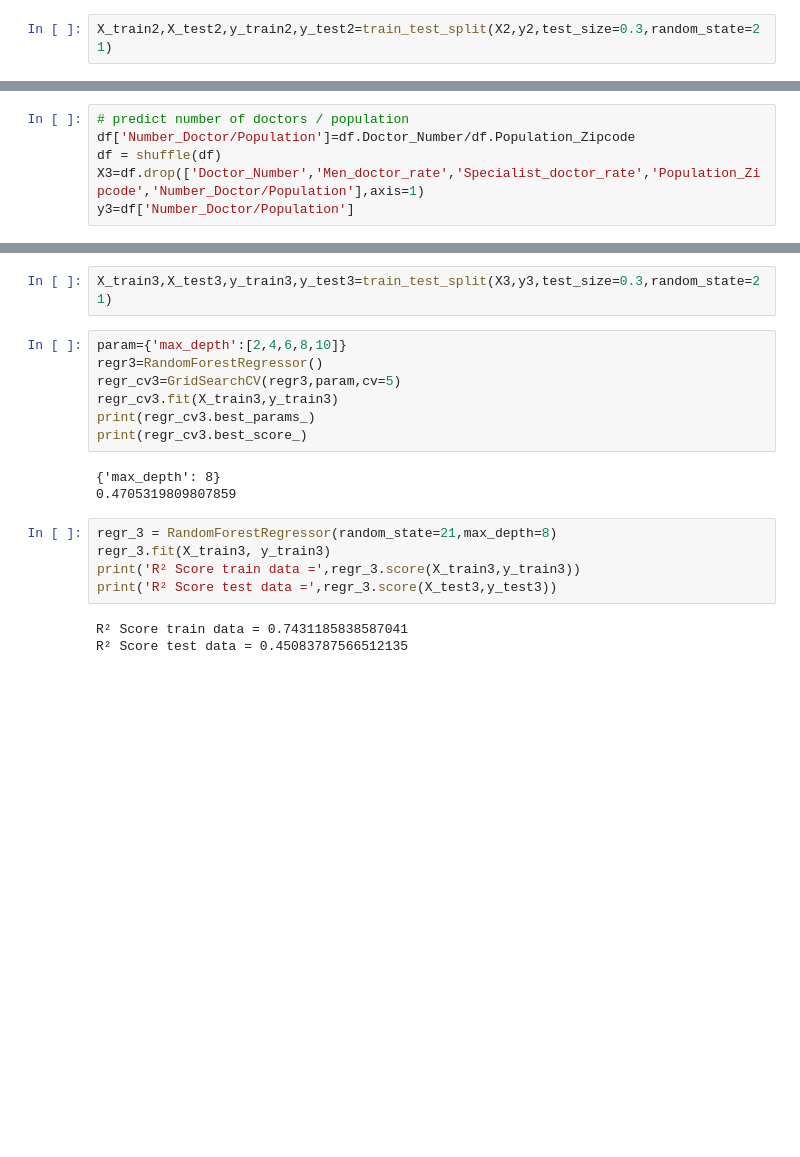
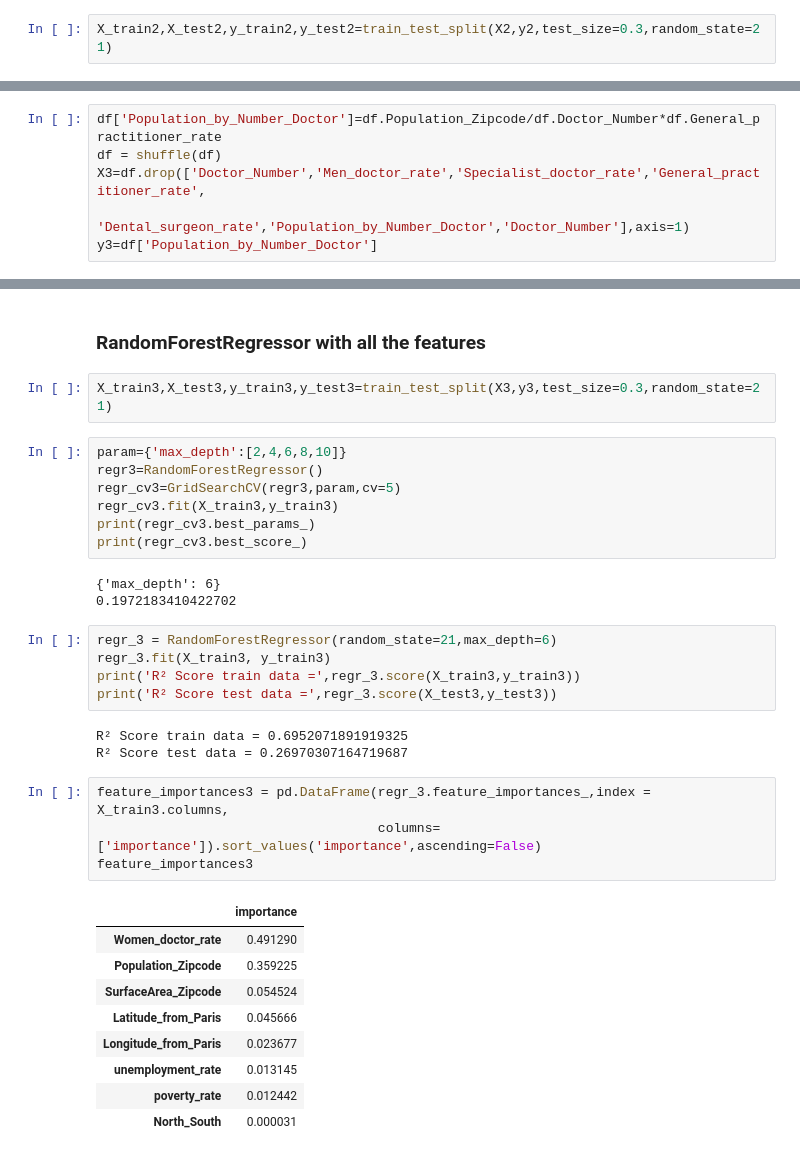
Before and after one commit to DianeDrl/Capstone-Project-1, a Jupyter notebook: Capstone Project 1.ipynb, the cells around one changed output, grey strips where cells are left out. Cells and saved outputs as stored; diff of their text form; blank space fills up the shorter version.

```diff
--- a/Capstone Project 1.ipynb
+++ b/Capstone Project 1.ipynb
@@ -1049,6 +1055,6 @@ feature_importances
 # %%
-# predict number of doctors / population
-df['Number_Doctor/Population']=df.Doctor_Number/df.Population_Zipcode
+df['Population_by_Number_Doctor']=df.Population_Zipcode/df.Doctor_Number*df.General_practitioner_rate
 df = shuffle(df)
-X3=df.drop(['Doctor_Number','Men_doctor_rate','Specialist_doctor_rate','Population_Zipcode','Number_Doctor/Population'],axis=1)
-y3=df['Number_Doctor/Population']
+X3=df.drop(['Doctor_Number','Men_doctor_rate','Specialist_doctor_rate','General_practitioner_rate',
+            'Dental_surgeon_rate','Population_by_Number_Doctor','Doctor_Number'],axis=1)
+y3=df['Population_by_Number_Doctor']
@@ -1060,3 +1084,5 @@ See the caveats in the documentation: http://pandas.pydata.org/pandas-docs/stabl
+# %% [markdown]
+### RandomForestRegressor with all the features
 # %%
 X_train3,X_test3,y_train3,y_test3=train_test_split(X3,y3,test_size=0.3,random_state=21)
 # %%
@@ -1067,13 +1093,27 @@ regr_cv3.fit(X_train3,y_train3)
 print(regr_cv3.best_params_)
 print(regr_cv3.best_score_)
 # %% [output]
-{'max_depth': 8}
-0.4705319809807859
+{'max_depth': 6}
+0.1972183410422702
 # %%
-regr_3 = RandomForestRegressor(random_state=21,max_depth=8)
+regr_3 = RandomForestRegressor(random_state=21,max_depth=6)
 regr_3.fit(X_train3, y_train3)
 print('R² Score train data =',regr_3.score(X_train3,y_train3))
 print('R² Score test data =',regr_3.score(X_test3,y_test3))
 # %% [output]
-R² Score train data = 0.7431185838587041
-R² Score test data = 0.45083787566512135
+R² Score train data = 0.6952071891919325
+R² Score test data = 0.26970307164719687
+# %%
+feature_importances3 = pd.DataFrame(regr_3.feature_importances_,index = X_train3.columns,
+                                    columns=['importance']).sort_values('importance',ascending=False)
+feature_importances3
+# %% [output]
+|  | importance |
+| Women_doctor_rate | 0.491290 |
+| Population_Zipcode | 0.359225 |
+| SurfaceArea_Zipcode | 0.054524 |
+| Latitude_from_Paris | 0.045666 |
+| Longitude_from_Paris | 0.023677 |
+| unemployment_rate | 0.013145 |
+| poverty_rate | 0.012442 |
+| North_South | 0.000031 |
```
Also changed, not shown: parts of 17 cells of this notebook, 1 other file.
